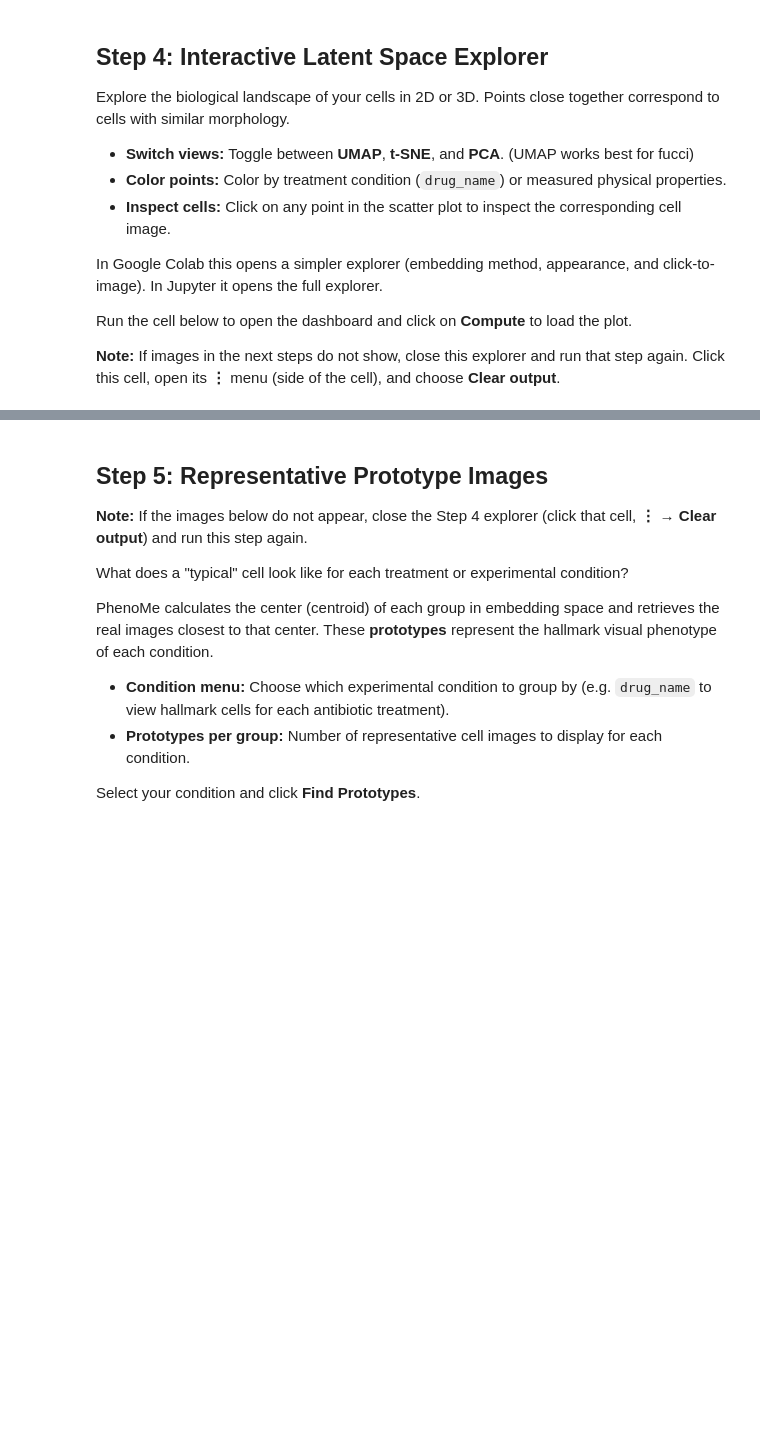
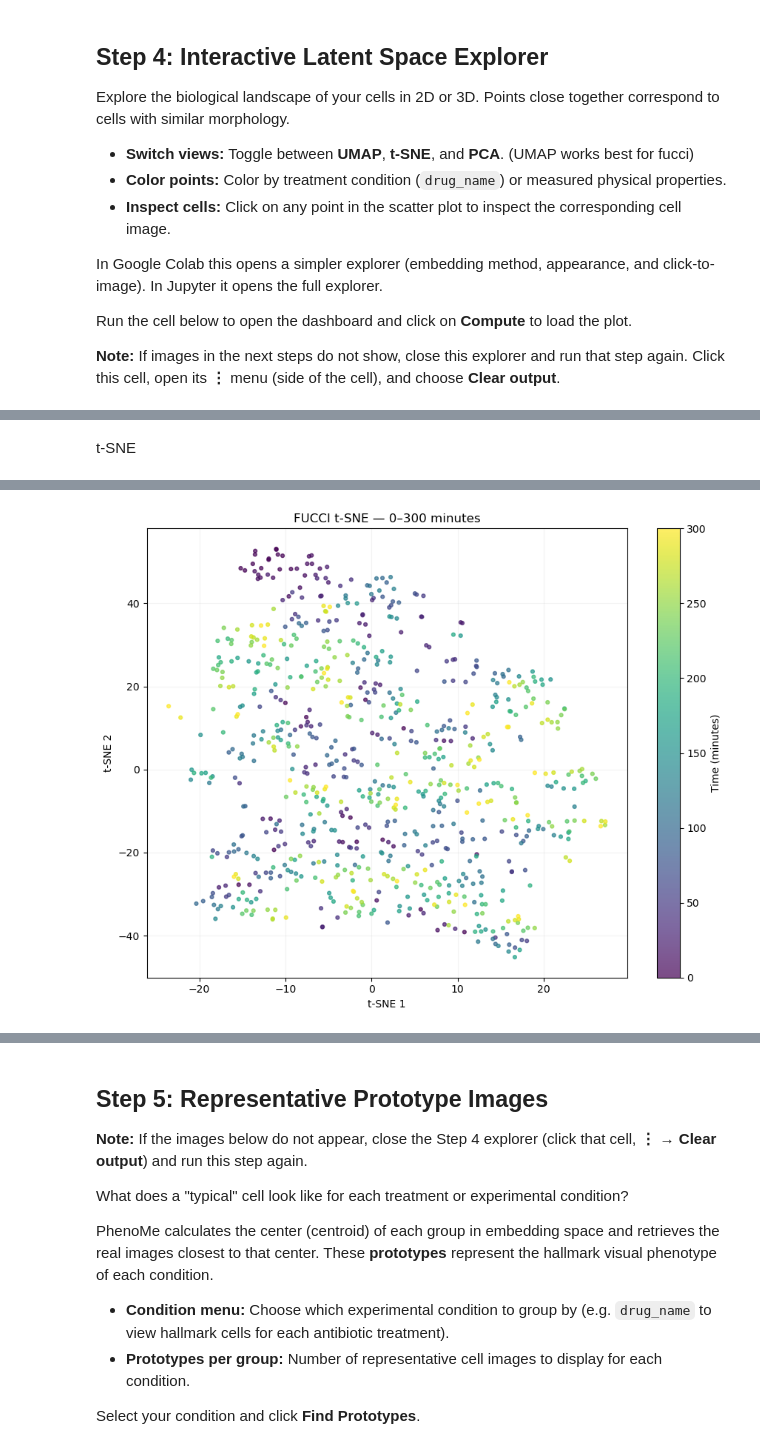
Before and after one commit to JulieKieffer/ML_PhenoMe, a Jupyter notebook: Notebooks/tutorials/01_interactive_quickstart_fucci.ipynb, the cells around one changed output, grey strips where cells are left out. Cells and saved outputs as stored; diff of their text form; code cells hidden in the pictures; blank space fills up the shorter version.

```diff
--- a/Notebooks/tutorials/01_interactive_quickstart_fucci.ipynb
+++ b/Notebooks/tutorials/01_interactive_quickstart_fucci.ipynb
@@ -747,0 +830,41 @@ Run the cell below to open the dashboard and click on **Compute** to load the pl
+# %% [markdown]
+t-SNE
+# %%
+from sklearn.manifold import TSNE
+
+t0 = time.time()
+
+tsne_coords = TSNE(
+    n_components=2,
+    perplexity=30,
+    learning_rate="auto",
+    init="random",
+    max_iter=1000,
+    random_state=42,
+).fit_transform(emb)
+
+print("t-SNE completed:", tsne_coords.shape)
+print("Elapsed:", round(time.time() - t0, 2), "seconds")
+
+selected_metadata = pd.DataFrame(
+    [pheno.results.metadata[i] for i in indices]
+)
+
+fig, ax = plt.subplots(figsize=(9, 7))
+points = ax.scatter(
+    tsne_coords[:, 0],
+    tsne_coords[:, 1],
+    c=selected_metadata["time_min"].astype(float),
+    cmap="viridis",
+    s=12,
+    alpha=0.7,
+)
+
+fig.colorbar(points, ax=ax, label="Time (minutes)")
+ax.set_xlabel("t-SNE 1")
+ax.set_ylabel("t-SNE 2")
+ax.set_title("FUCCI t-SNE — 0–300 minutes")
+ax.grid(alpha=0.15)
+plt.tight_layout()
+plt.show()
+# %% [output]
@@ -748,3 +873,4 @@ Run the cell below to open the dashboard and click on **Compute** to load the pl
+[figure, added]
 # %%
 # @title (Run this cell) Launch interactive latent space explorer
 if not has_embeddings():
```
Also changed, not shown: parts of 14 cells of this notebook, 4 other files.
